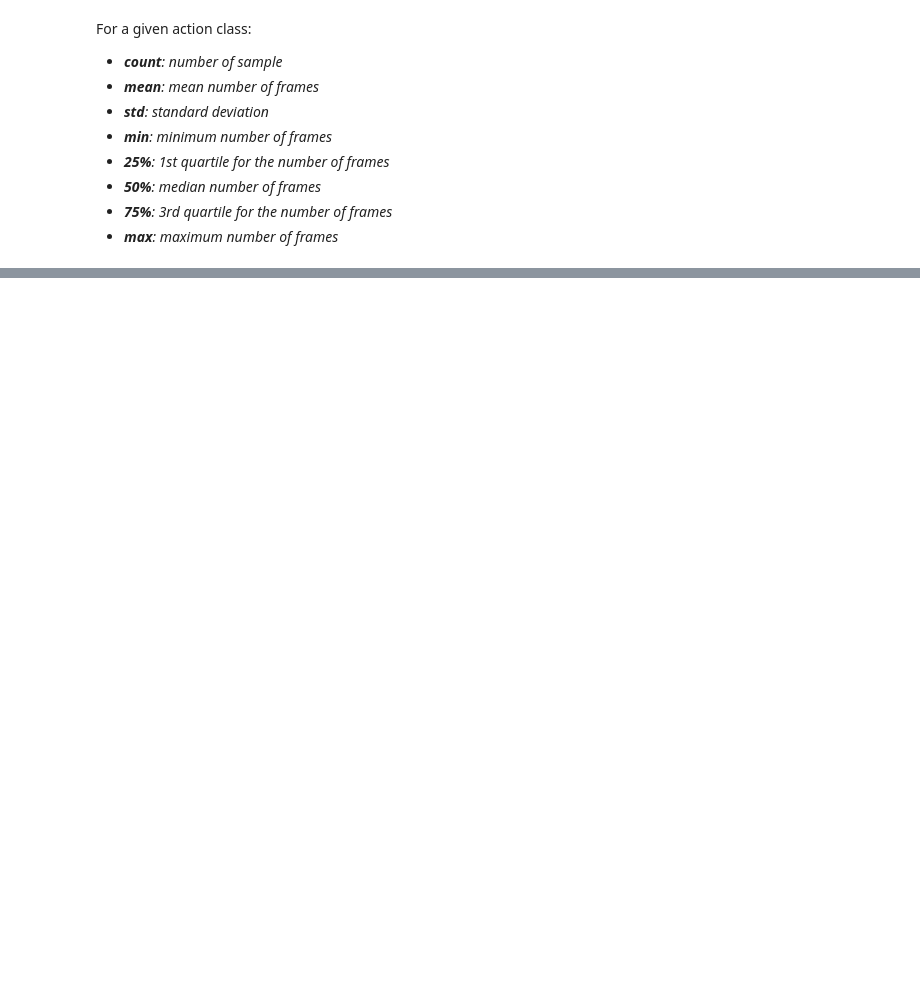
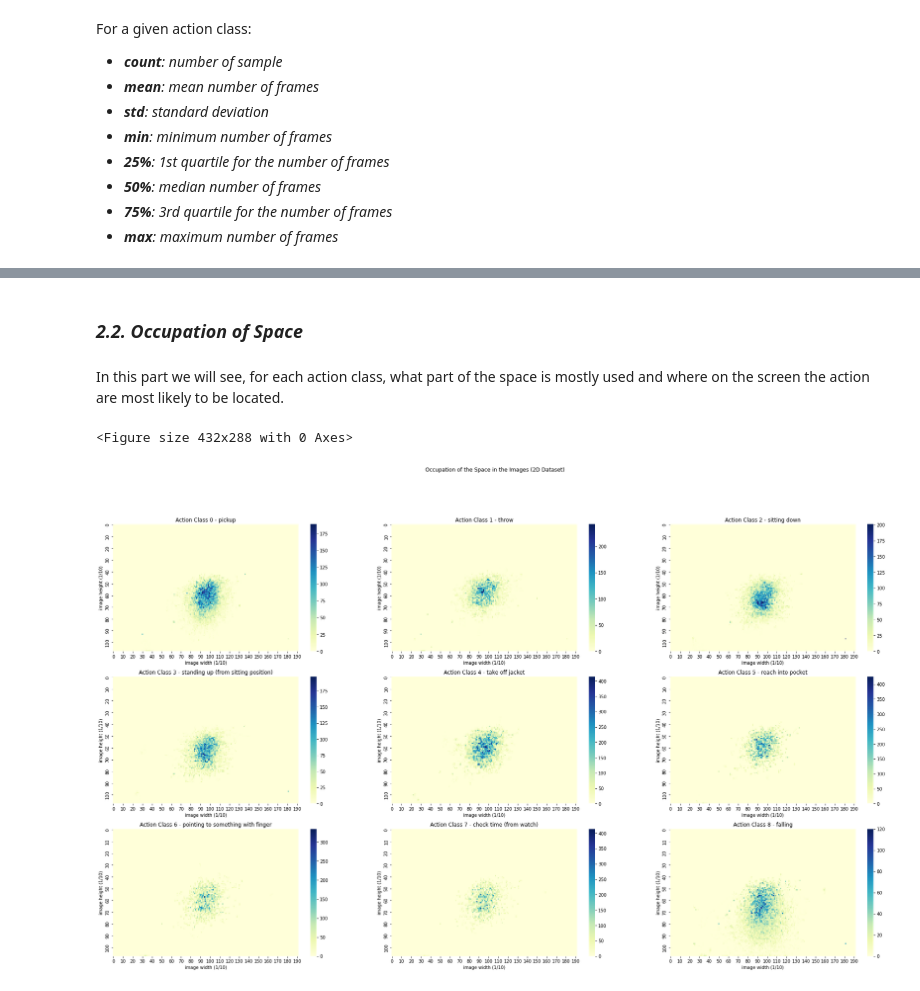
Before and after one commit to anthony-kobanda/human-action-recognition, a Jupyter notebook: data_analysis.ipynb, the cells around one changed output, grey strips where cells are left out. Drawn from its saved outputs; the diff is of its cells as text; code cells hidden in the pictures; blank space fills up the shorter version.

```diff
--- a/data_analysis.ipynb
+++ b/data_analysis.ipynb
@@ -41,3 +39,0 @@ device: cuda
-# %%
-data_dir = "data/nturgbd_skeletons_cleaned/"
-data_files = os.listdir(data_dir)
@@ -104,3 +103,6 @@ HAD = HumanActionDataset(data_dir, data_files, classes)
+# %%
+HAD2D = HumanActionDataset2D(data2D_dir, data2D_files, classes, with_depth=False, flatten=False)
+HAD3D = HumanActionDataset3D(data3D_dir, data3D_files, classes, flatten=False)
 # %% [markdown]
 ___
 # %% [markdown]
@@ -122,8 +135,3 @@ For a given action class:
 * ***50%**: median number of frames*
 * ***75%**: 3rd quartile for the number of frames*
 * ***max**: maximum number of frames*
-# %%
-for i in range(9):
-    print("action: {}".format(actions[classes[i]]))
-    display(general_dataframe[general_dataframe["action_class"] == i]["nb_frame"].describe())
-    print("-"*30)
@@ -198,0 +151,39 @@ Name: nb_frame, dtype: float64
+# %% [markdown]
+### *2.2. Occupation of Space*
+# %% [markdown]
+In this part we will see, for each action class, what part of the space is mostly used and where on the screen the action are most likely to be located.
+# %%
+# for a better visualization we will decrease the scale of the map by 10
+heatmap2D = np.zeros((len(classes),25,192,108))
+
+for i in range(len(HAD2D)):
+    tensor2D,label2D = HAD2D[i]
+    for j in range(tensor2D.shape[0]):
+        for k in range(25):
+            x = tensor2D[:,k,0][j].item()
+            y = tensor2D[:,k,1][j].item()
+            if np.isnan(x) or np.isnan(y):
+                pass
+            else:
+                x = min(int(x/10),192)-1
+                y = min(int(y/10),108)-1
+                heatmap2D[label2D][k][x][y] += 1
+# %%
+plt.clf()
+
+fig, ax = plt.subplots(nrows=3, ncols=3)
+fig.set_figheight(18)
+fig.set_figwidth(32)
+
+for i in range(len(classes)):
+
+    ax[i//3][i%3].set_title("Action Class {} - {}".format(i, actions[classes[i]]))
+    h = sns.heatmap(heatmap2D[i][0].transpose(), cmap="YlGnBu", cbar=True, ax=ax[i//3][i%3], xticklabels=10, yticklabels=10)
+    h.set_xlabel("image width (1/10)")
+    h.set_ylabel("image height (1/10)")
+
+fig.suptitle("Occupation of the Space in the Images (2D Dataset)")
+plt.show()
+# %% [output]
+<Figure size 432x288 with 0 Axes>
+[figure, added]
```
Also changed, not shown: parts of 20 cells of this notebook, 19 other files.
